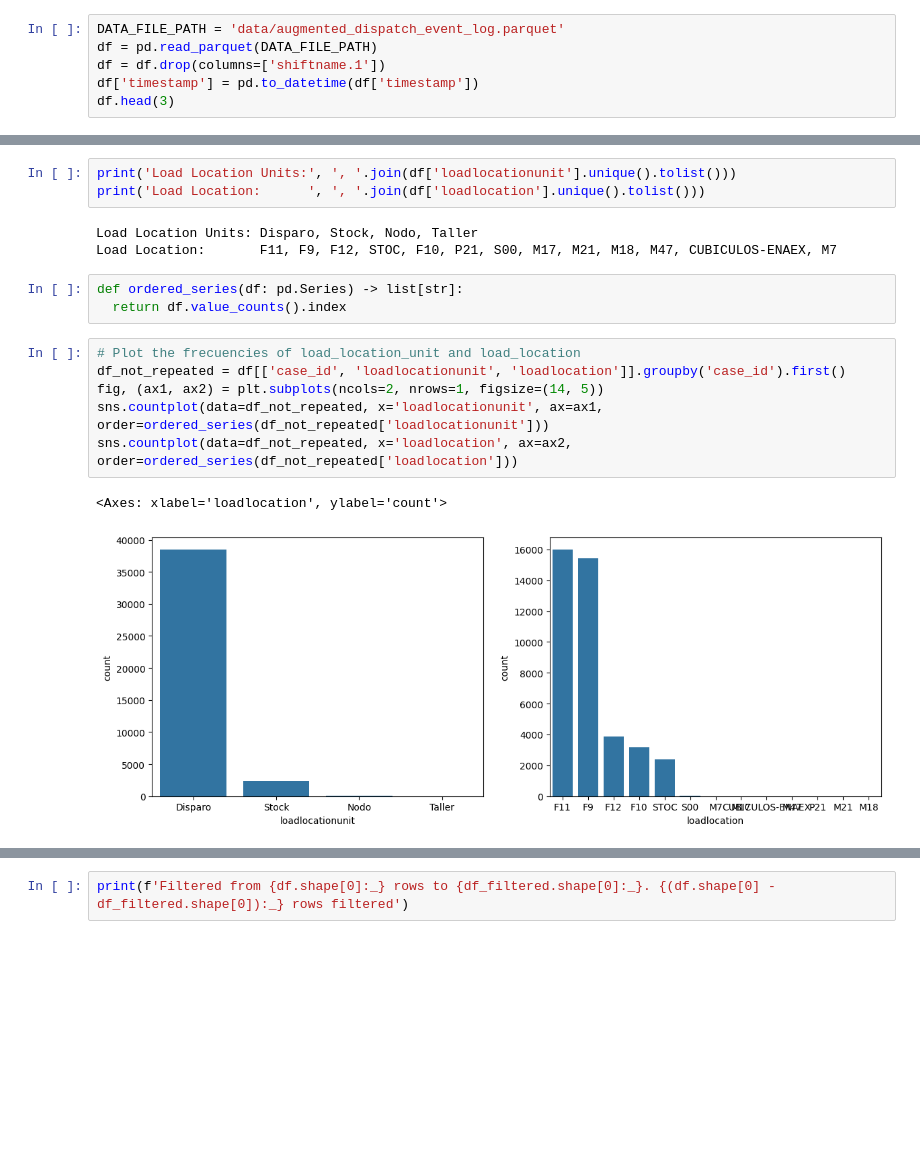
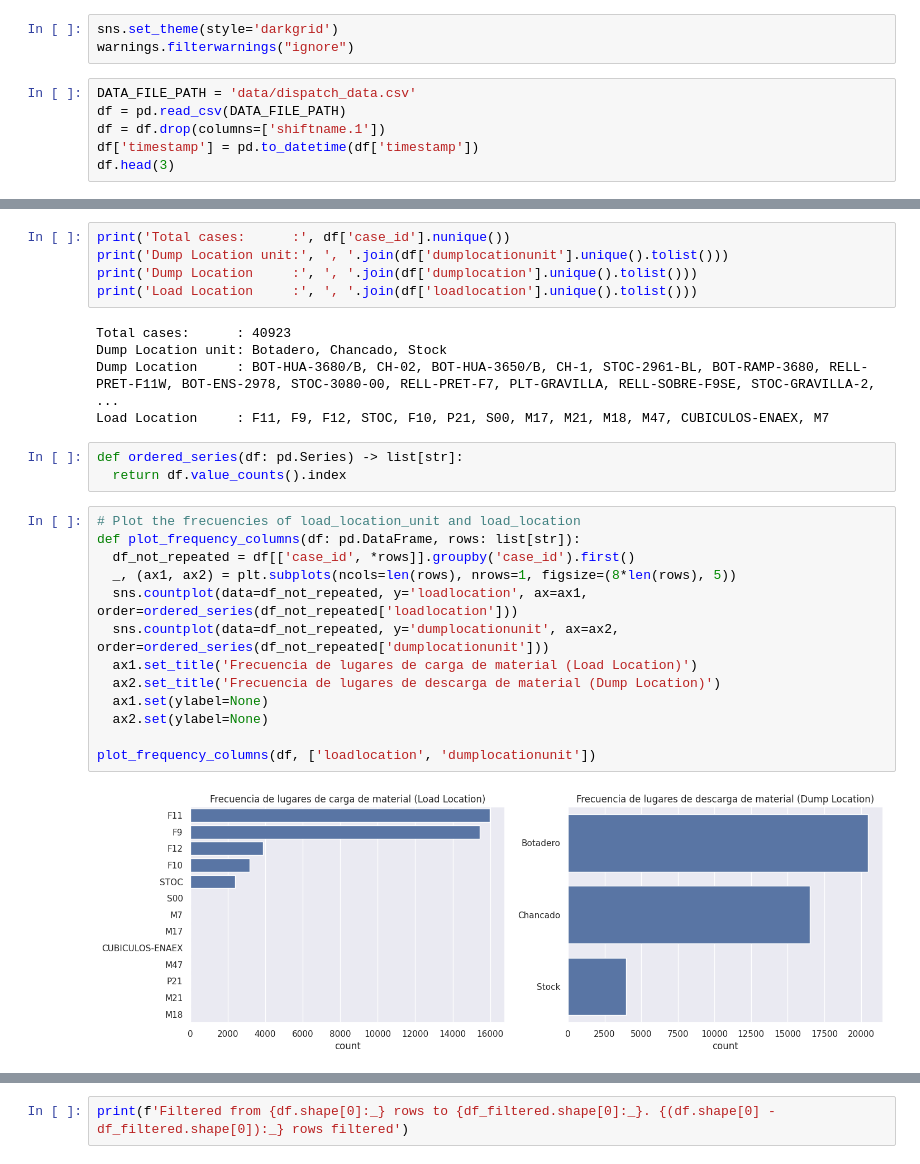
Before and after one commit to AlvaroEscalonaB/PM_MLP, a Jupyter notebook: dispatch-chancado.ipynb, the cells around one changed output, grey strips where cells are left out. Saved outputs shown, nothing was run; the diff lists cells and outputs as text; blank space fills up the shorter version.

```diff
--- a/dispatch-chancado.ipynb
+++ b/dispatch-chancado.ipynb
@@ -11,6 +11,9 @@ warnings.filterwarnings("ignore")
+# %%
+sns.set_theme(style='darkgrid')
+warnings.filterwarnings("ignore")
 # %%
-DATA_FILE_PATH = 'data/augmented_dispatch_event_log.parquet'
-df = pd.read_parquet(DATA_FILE_PATH)
+DATA_FILE_PATH = 'data/dispatch_data.csv'
+df = pd.read_csv(DATA_FILE_PATH)
 df = df.drop(columns=['shiftname.1'])
 df['timestamp'] = pd.to_datetime(df['timestamp'])
 df.head(3)
@@ -22,20 +25,30 @@ df.head(3)
 # %%
-print('Load Location Units:', ', '.join(df['loadlocationunit'].unique().tolist()))
-print('Load Location:      ', ', '.join(df['loadlocation'].unique().tolist()))
+print('Total cases:      :', df['case_id'].nunique())
+print('Dump Location unit:', ', '.join(df['dumplocationunit'].unique().tolist()))
+print('Dump Location     :', ', '.join(df['dumplocation'].unique().tolist()))
+print('Load Location     :', ', '.join(df['loadlocation'].unique().tolist()))
 # %% [output]
-Load Location Units: Disparo, Stock, Nodo, Taller
-Load Location:       F11, F9, F12, STOC, F10, P21, S00, M17, M21, M18, M47, CUBICULOS-ENAEX, M7
+Total cases:      : 40923
+Dump Location unit: Botadero, Chancado, Stock
+Dump Location     : BOT-HUA-3680/B, CH-02, BOT-HUA-3650/B, CH-1, STOC-2961-BL, BOT-RAMP-3680, RELL-PRET-F11W, BOT-ENS-2978, STOC-3080-00, RELL-PRET-F7, PLT-GRAVILLA, RELL-SOBRE-F9SE, STOC-GRAVILLA-2,  ...
+Load Location     : F11, F9, F12, STOC, F10, P21, S00, M17, M21, M18, M47, CUBICULOS-ENAEX, M7
 # %%
 def ordered_series(df: pd.Series) -> list[str]:
   return df.value_counts().index
 # %%
 # Plot the frecuencies of load_location_unit and load_location
-df_not_repeated = df[['case_id', 'loadlocationunit', 'loadlocation']].groupby('case_id').first()
-fig, (ax1, ax2) = plt.subplots(ncols=2, nrows=1, figsize=(14, 5))
-sns.countplot(data=df_not_repeated, x='loadlocationunit', ax=ax1, order=ordered_series(df_not_repeated['loadlocationunit']))
-sns.countplot(data=df_not_repeated, x='loadlocation', ax=ax2, order=ordered_series(df_not_repeated['loadlocation']))
+def plot_frequency_columns(df: pd.DataFrame, rows: list[str]):
+  df_not_repeated = df[['case_id', *rows]].groupby('case_id').first()
+  _, (ax1, ax2) = plt.subplots(ncols=len(rows), nrows=1, figsize=(8*len(rows), 5))
+  sns.countplot(data=df_not_repeated, y='loadlocation', ax=ax1, order=ordered_series(df_not_repeated['loadlocation']))
+  sns.countplot(data=df_not_repeated, y='dumplocationunit', ax=ax2, order=ordered_series(df_not_repeated['dumplocationunit']))
+  ax1.set_title('Frecuencia de lugares de carga de material (Load Location)')
+  ax2.set_title('Frecuencia de lugares de descarga de material (Dump Location)')
+  ax1.set(ylabel=None)
+  ax2.set(ylabel=None)
+
+plot_frequency_columns(df, ['loadlocation', 'dumplocationunit'])
 # %% [output]
-<Axes: xlabel='loadlocation', ylabel='count'>
-[figure, old version]
+[figure, new version]
 # %%
 # Cut the cases where the count is less than this threshold
```
Also changed, not shown: parts of 33 cells of this notebook.
